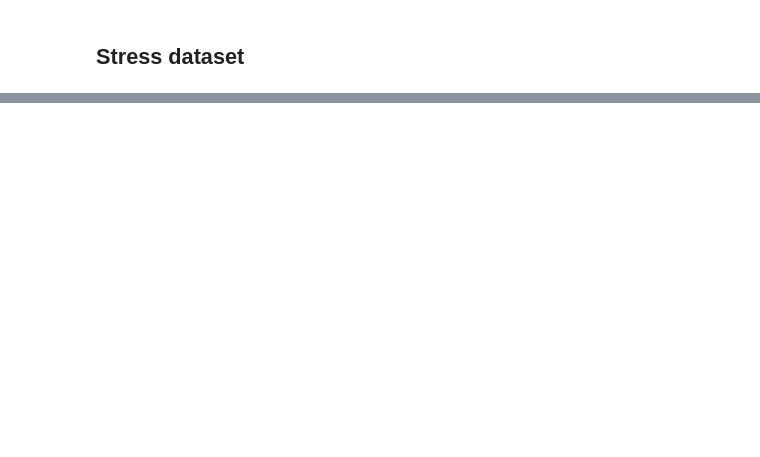
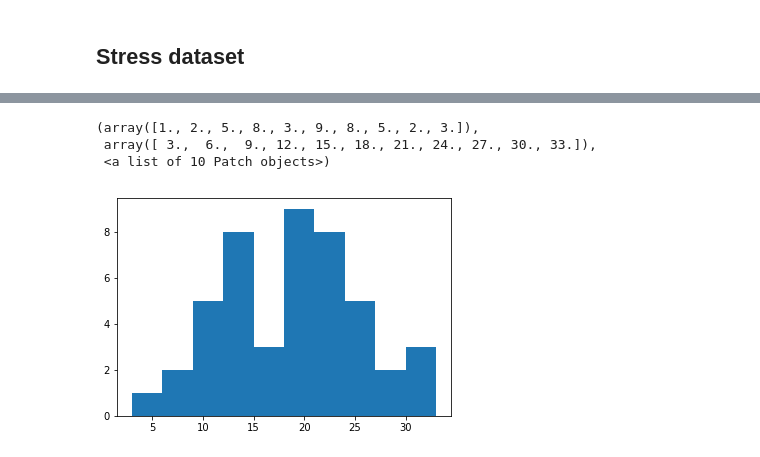
Before and after one commit to mkhash/Modelling-Student-Stress, a Jupyter notebook: code/EDA.ipynb, the cells around one changed output, grey strips where cells are left out. Saved outputs shown, nothing was run; the diff lists cells and outputs as text; code cells hidden in the pictures; blank space fills up the shorter version.

```diff
--- a/code/EDA.ipynb
+++ b/code/EDA.ipynb
@@ -237,3 +238,15 @@ stress_df.head(10)
 | 7 | u08 | pre | 2 | 3 | 4 | ... |
 | 8 | u09 | pre | 1 | 1 | 2 | ... |
 | 9 | u10 | pre | 3 | 3 | 3 | ... |
+# %%
+stress_df['total'] = np.sum(stress_df.iloc[:,2:len(stress_df.columns)], axis = 1)
+# %%
+stress_pre = stress_df[stress_df['type'] == 'pre']
+stress_post = stress_df[stress_df['type'] == 'post']
+# %%
+plt.hist(stress_pre['total'])
+# %% [output]
+(array([1., 2., 5., 8., 3., 9., 8., 5., 2., 3.]),
+ array([ 3.,  6.,  9., 12., 15., 18., 21., 24., 27., 30., 33.]),
+ <a list of 10 Patch objects>)
+[figure, added]
```
Also changed, not shown: parts of 10 cells of this notebook, 2 other files.
